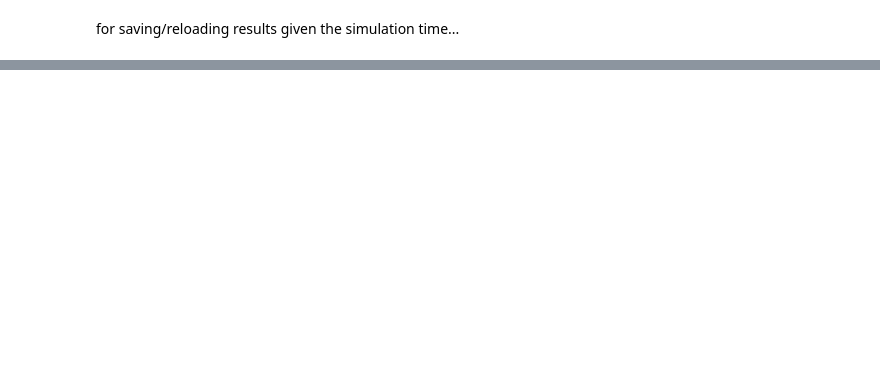
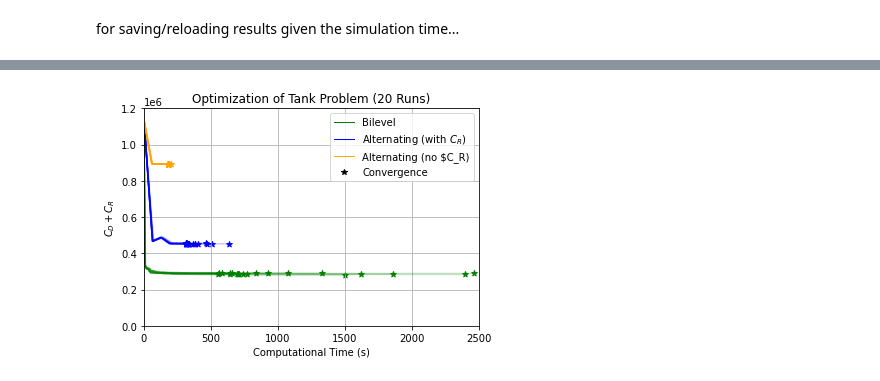
Before and after one commit to DesignEngrLab/resil_opt_examples, a Jupyter notebook: Cooling Tank Problem/Tank Optimization.ipynb, the cells around one changed output, grey strips where cells are left out. Cells and saved outputs as stored; diff of their text form; code cells hidden in the pictures; blank space fills up the shorter version.

Commit message:
Adding results for revisions
-multiple replicates now evaluated in Tank Optimization.ipynb

```diff
--- a/Cooling Tank Problem/Tank Optimization.ipynb
+++ b/Cooling Tank Problem/Tank Optimization.ipynb
@@ -345,6 +345,7 @@ num_replicates= 20 # given simulating all three takes ~30 minutes, 20 replicates
 # %%
 fstars_bi=[]; fstars_alt_nocr=[]; fstars_alt=[]; fstars_seq=[]; fstars_seq_nocr = [] #init final value vectors
 fhists_bi = []; fhists_alt_nocr=[]; fhists_alt =[] #init best history value vectors
+thists_bi = []; thists_alt_nocr=[]; thists_alt =[] #init best history value vectors
 
 for i in range(num_replicates):
     result_alt, llargs_alt, fhist_alt, thist_alt, xdhist_alt = tank_opt.alternating_opt(pool=pool)
@@ -353,7 +354,15 @@ for i in range(num_replicates):
 
     fstars_bi.append(result_bi['fun']); fstars_alt_nocr.append(llargs_alt_nocr['ll_opt']); fstars_alt.append(result_alt['fun'])
     fstars_seq.append(fhist_alt[1]);    fstars_seq_nocr.append(fhist_alt_nocr[1])
-    fhists_bi.append(fhist_bi); fhist_
+    fhist_bilevel_plot=[fhist_alt[0]]+llargs_bi['fhist']
+    fhist_bilevel_plot = [min(fhist_bilevel_plot[:f+1]) for f,_ in enumerate(fhist_bilevel_plot)]
+    fhists_bi.append(fhist_bilevel_plot)
+    thists_bi.append([0]+llargs_bi['thist'])
+
+    fhists_alt.append(fhist_alt)
+    thists_alt.append(thist_alt)
+    fhists_alt_nocr.append(fhist_alt_nocr)
+    thists_alt_nocr.append(thist_alt_nocr)
 # %% [output]
 [22.05   0.475]
 [22.05   0.475]
@@ -380,3 +389,3 @@ import pickle
 # %%
 with open("optim_results.pkl", "wb") as file:
-    pickle.dump([fhists_bi, fhists_alt_nocr, fhists_alt, fstars_bi, fstars_alt_notcr, fstars_alt, fstars_seq, fstars_seq_nocr], file)
+    pickle.dump([fhists_bi, fhists_alt_nocr, fhists_alt, thists_bi, thists_alt_nocr, thists_alt, fstars_bi, fstars_alt_nocr, fstars_alt, fstars_seq, fstars_seq_nocr], file)
@@ -388,0 +439,36 @@ fhists_bi, fhists_alt_nocr, fhists_alt, fstars_bi, fstars_alt_notcr, fstars_alt,
+# %%
+from matplotlib.lines import Line2D
+for i, hist in enumerate(fhists_bi):
+    plt.plot(thists_bi[i], hist, color='green', label="bilevel", alpha=0.2)
+    plt.scatter(thists_bi[i][-1], hist[-1], color='green', marker="*")
+for i, hist in enumerate(fhists_alt):
+    plt.plot(thists_alt[i], hist, color='blue', label="alt (with $C_R$)", alpha=0.2)
+    plt.scatter(thists_alt[i][-1], hist[-1], color='blue', marker="*")
+for i,hist in enumerate(fhists_alt_nocr):
+    plt.plot(thists_alt_nocr[i], hist, color='orange', label="alt (no $C_R$)", alpha=0.2)
+    plt.scatter(thists_alt_nocr[i][-1], hist[-1], color='orange', marker="*")
+plt.legend()
+ax = plt.gca()
+handles, labels = ax.get_legend_handles_labels()
+ax.get_legend().remove()
+by_label = dict(zip(labels, handles))
+
+
+legend_elements = [Line2D([0], [0], color='green', lw=1, label='Bilevel'),
+                   Line2D([0], [0], color='blue', lw=1, label='Alternating (with $C_R$)'),
+                   Line2D([0], [0], color='orange', lw=1, label='Alternating (no $C_R)'),
+                   Line2D([0], [0], marker='*', color='black', label='Convergence',
+                          markerfacecolor='black',linestyle = 'None')]
+
+ax.legend(handles=legend_elements)
+#ax.legend(by_label.values(), by_label.keys(), prop={'size': 8})
+ax.set_xlim(0, 2500)
+ax.set_ylim(0,1.2e6)
+plt.title("Optimization of Tank Problem (20 Runs)")
+plt.ylabel("$C_D+C_R$")
+#plt.yscale("log")
+plt.xlabel("Computational Time (s)")
+plt.grid()
+fig = plt.gcf()
+# %% [output]
+[figure, added]
```
Also changed, not shown: parts of 15 cells of this notebook, 2 other files.
